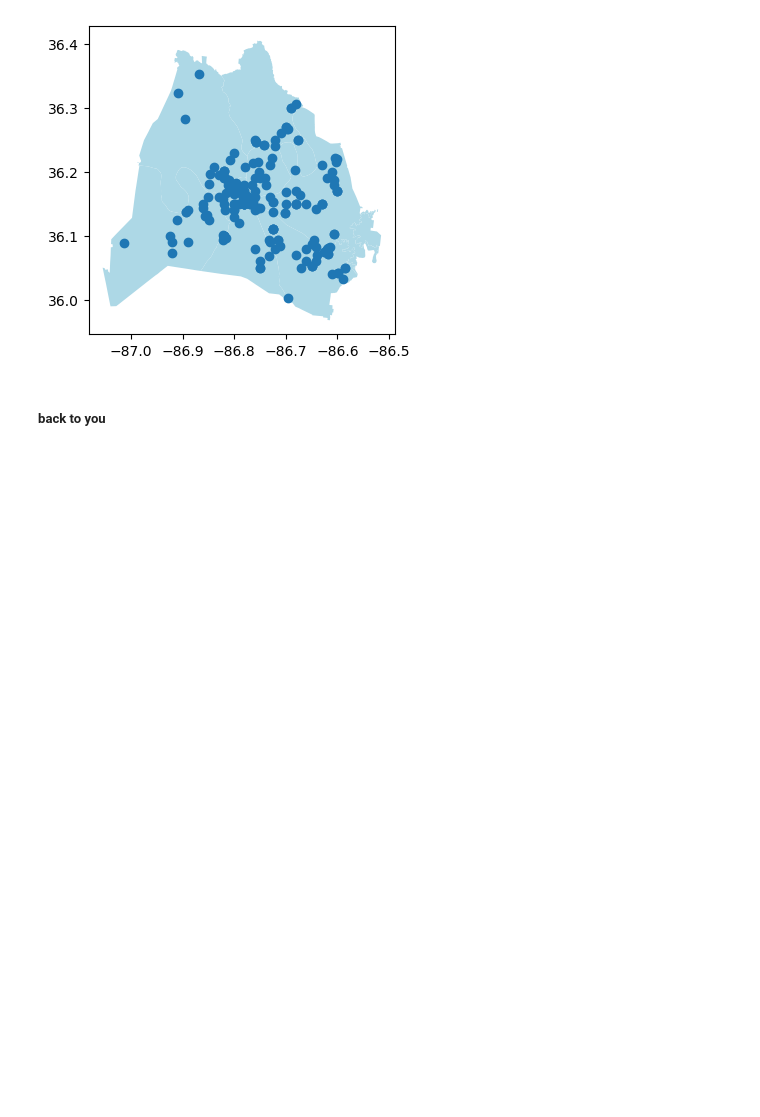
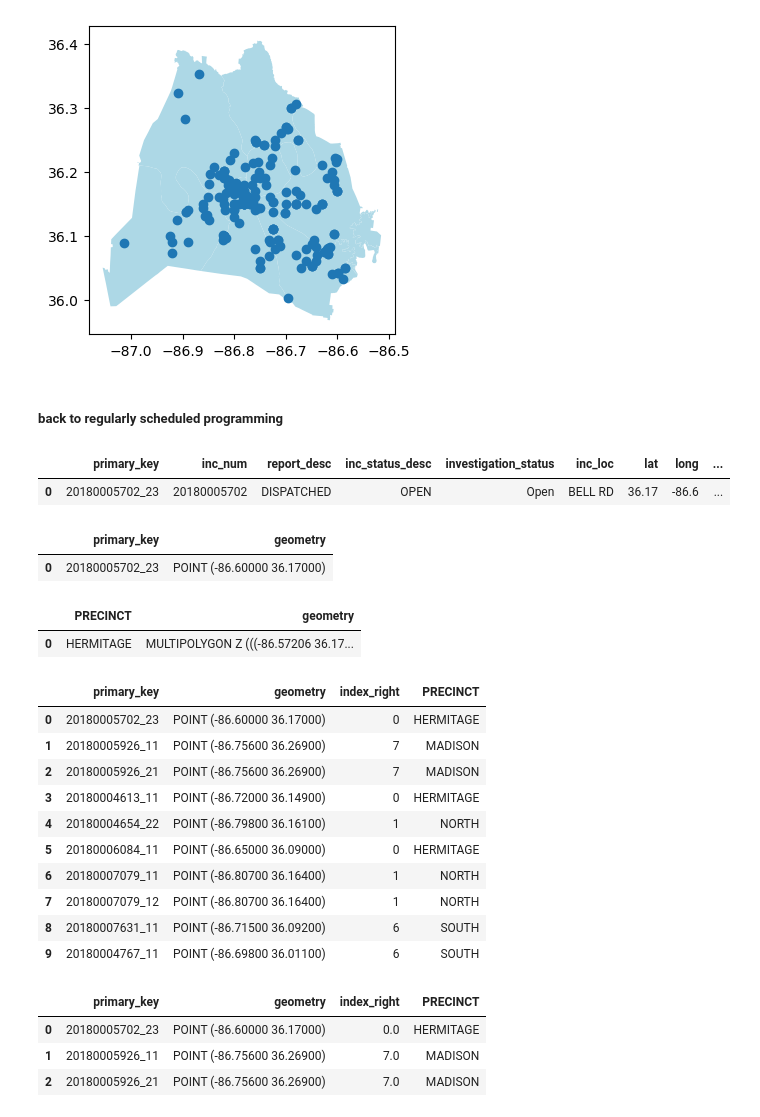
Before and after one commit to lou-knoble/capstone-nash-community-analysis, a Jupyter notebook: notebooks/crime_analysis.ipynb, the cells around one changed output. Cells and saved outputs as stored; diff of their text form; code cells hidden in the pictures; blank space fills up the shorter version.

Commit message:
crime_analysis_1

```diff
--- a/notebooks/crime_analysis.ipynb
+++ b/notebooks/crime_analysis.ipynb
@@ -319,0 +384,3 @@ incidents_trim.head(1)
+# %%
+# Rejoining the NIBRS column ONLY
+incidents_trim = incidents_trim.merge(incidents_flags[['primary_key', 'offense_nibrs']], on='primary_key', how='left')
@@ -319,0 +430,3 @@ incidents_trim.head(1)
+# %%
+# Initializing empty column
+incidents_trim['crime_cat'] = 'placeholder'
@@ -362,4 +524,4 @@ plt.show();
 # %% [output]
 [figure]
 # %% [markdown]
-##### back to you
+##### back to regularly scheduled programming
@@ -365,0 +531,32 @@ plt.show();
+# %%
+incidents_trim.head(1)
+# %% [output]
+|  | primary_key | inc_num | report_desc | inc_status_desc | investigation_status | inc_loc | lat | long | ... |
+| 0 | 20180005702_23 | 20180005702 | DISPATCHED | OPEN | Open | BELL RD | 36.17 | -86.6 | ... |
+# %%
+# I am PRETTY SURE this is all I need from incidents_trim
+incidents_trim[['primary_key', 'geometry']].head(1)
+# %% [output]
+|  | primary_key | geometry |
+| 0 | 20180005702_23 | POINT (-86.60000 36.17000) |
+# %%
+# Should be it from precinct polygons
+precinct_polygons[['PRECINCT', 'geometry']].head(1)
+# %% [output]
+|  | PRECINCT | geometry |
+| 0 | HERMITAGE | MULTIPOLYGON Z (((-86.57206 36.17... |
+# %%
+# Testing... looks good
+gpd.sjoin(incidents_trim[['primary_key', 'geometry']][0:10], precinct_polygons[['PRECINCT', 'geometry']], how='left', predicate='intersects')
+# %% [output]
+|  | primary_key | geometry | index_right | PRECINCT |
+| 0 | 20180005702_23 | POINT (-86.60000 36.17000) | 0 | HERMITAGE |
+| 1 | 20180005926_11 | POINT (-86.75600 36.26900) | 7 | MADISON |
+| 2 | 20180005926_21 | POINT (-86.75600 36.26900) | 7 | MADISON |
+| 3 | 20180004613_11 | POINT (-86.72000 36.14900) | 0 | HERMITAGE |
+| 4 | 20180004654_22 | POINT (-86.79800 36.16100) | 1 | NORTH |
+| 5 | 20180006084_11 | POINT (-86.65000 36.09000) | 0 | HERMITAGE |
+| 6 | 20180007079_11 | POINT (-86.80700 36.16400) | 1 | NORTH |
+| 7 | 20180007079_12 | POINT (-86.80700 36.16400) | 1 | NORTH |
+| 8 | 20180007631_11 | POINT (-86.71500 36.09200) | 6 | SOUTH |
+| 9 | 20180004767_11 | POINT (-86.69800 36.01100) | 6 | SOUTH |
@@ -365,0 +566,7 @@ plt.show();
+# %%
+sjoin.head(3)
+# %% [output]
+|  | primary_key | geometry | index_right | PRECINCT |
+| 0 | 20180005702_23 | POINT (-86.60000 36.17000) | 0.0 | HERMITAGE |
+| 1 | 20180005926_11 | POINT (-86.75600 36.26900) | 7.0 | MADISON |
+| 2 | 20180005926_21 | POINT (-86.75600 36.26900) | 7.0 | MADISON |
```
Also changed, not shown: parts of 25 cells of this notebook.
